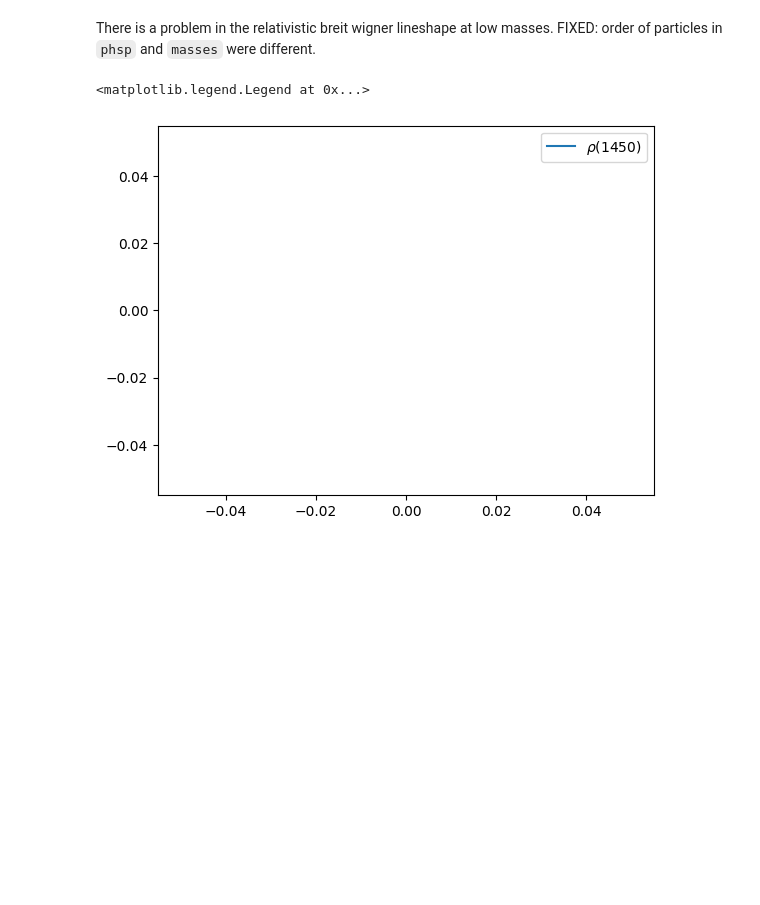
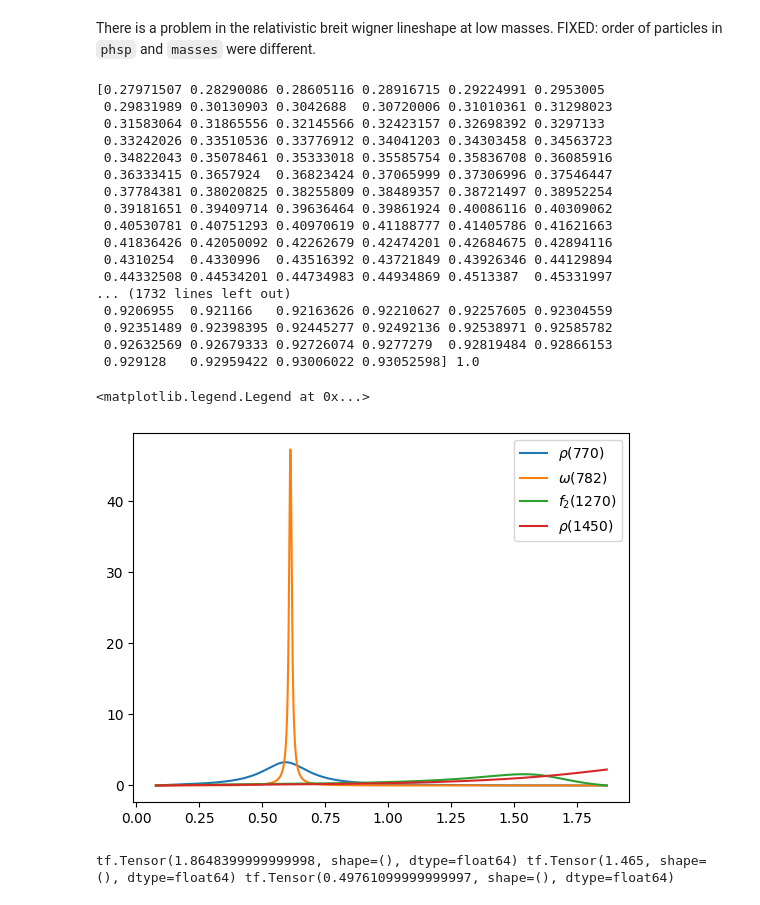
Before and after one commit to cpviolation/tfa_examples, a Jupyter notebook: notebooks/study_lineshapes.ipynb, the cells around one changed output. Saved outputs shown, nothing was run; the diff lists cells and outputs as text; code cells hidden in the pictures; blank space fills up the shorter version.

Commit message:
added a notebook to study lineshapes

```diff
--- a/notebooks/study_lineshapes.ipynb
+++ b/notebooks/study_lineshapes.ipynb
@@ -110,18 +109,35 @@ There is a problem in the relativistic breit wigner lineshape at low masses. FIX
 # %%
 xpl = np.linspace(np.min(phsp.m2ac(norm_sample)), np.max(phsp.m2ac(norm_sample)), 1000)
 yrho = atfd.density(atfd.breit_wigner_lineshape(xpl, mrho, wrho, masses_ac[0], masses_ac[1], masses_ac[2], md, rd, rr, 1, 1))
 yomega = atfd.density(atfd.breit_wigner_lineshape(xpl, momega, womega, *masses_ac, md, rd, rr, 1, 1))
 yf2_1270 = atfd.density(atfd.breit_wigner_lineshape(xpl, mf2_1270, wf2_1270, *masses_ac, md, rd, rr, 1, 1))
-yrho1450 = atfd.density(atfd.breit_wigner_lineshape(xpl, mrho1450, wrho1450, *masses_ac, md, rd, rr, 1, 1))
+yrho1450 = atfd.density(breit_wigner_lineshape_test(xpl, mrho1450, wrho1450, *masses_ac, md, rd, rr, 1, 1, md0=mrho1450+masses_ac[2]))
 int_rho = trapezoid(yrho, xpl)
 int_omega = trapezoid(yomega, xpl)
 int_f2_1270 = trapezoid(yf2_1270, xpl)
 int_rho1450 = trapezoid(yrho1450, xpl)
-# plt.plot(xpl, yrho / int_rho, label=r'$\rho(770)$')
-# plt.plot(xpl, yomega / int_omega, label=r'$\omega(782)$')
-# plt.plot(xpl, yf2_1270 / int_f2_1270, label=r'$f_2(1270)$')
+plt.plot(xpl, yrho / int_rho, label=r'$\rho(770)$')
+plt.plot(xpl, yomega / int_omega, label=r'$\omega(782)$')
+plt.plot(xpl, yf2_1270 / int_f2_1270, label=r'$f_2(1270)$')
 plt.plot(xpl, yrho1450 / int_rho1450, label=r'$\rho(1450)$')
 plt.legend()
 # %% [output]
-<matplotlib.legend.Legend at 0x...>
+[0.27971507 0.28290086 0.28605116 0.28916715 0.29224991 0.2953005
+ 0.29831989 0.30130903 0.3042688  0.30720006 0.31010361 0.31298023
+ 0.31583064 0.31865556 0.32145566 0.32423157 0.32698392 0.3297133
+ 0.33242026 0.33510536 0.33776912 0.34041203 0.34303458 0.34563723
+ 0.34822043 0.35078461 0.35333018 0.35585754 0.35836708 0.36085916
+ 0.36333415 0.3657924  0.36823424 0.37065999 0.37306996 0.37546447
+ 0.37784381 0.38020825 0.38255809 0.38489357 0.38721497 0.38952254
+ 0.39181651 0.39409714 0.39636464 0.39861924 0.40086116 0.40309062
+ 0.40530781 0.40751293 0.40970619 0.41188777 0.41405786 0.41621663
+ 0.41836426 0.42050092 0.42262679 0.42474201 0.42684675 0.42894116
+ 0.4310254  0.4330996  0.43516392 0.43721849 0.43926346 0.44129894
+ 0.44332508 0.44534201 0.44734983 0.44934869 0.4513387  0.45331997
+... (1732 lines left out)
+ 0.9206955  0.921166   0.92163626 0.92210627 0.92257605 0.92304559
+ 0.92351489 0.92398395 0.92445277 0.92492136 0.92538971 0.92585782
+ 0.92632569 0.92679333 0.92726074 0.9277279  0.92819484 0.92866153
+ 0.929128   0.92959422 0.93006022 0.93052598] 1.0
+<matplotlib.legend.Legend at 0x...>
-[figure, old version]
+[figure, new version]
@@ -127,0 +225,4 @@ plt.legend()
+# %%
+print(md, mrho1450, masses_ac[2])
+# %% [output]
+tf.Tensor(1.8648399999999998, shape=(), dtype=float64) tf.Tensor(1.465, shape=(), dtype=float64) tf.Tensor(0.49761099999999997, shape=(), dtype=float64)
```
Also changed, not shown: parts of 11 cells of this notebook.
